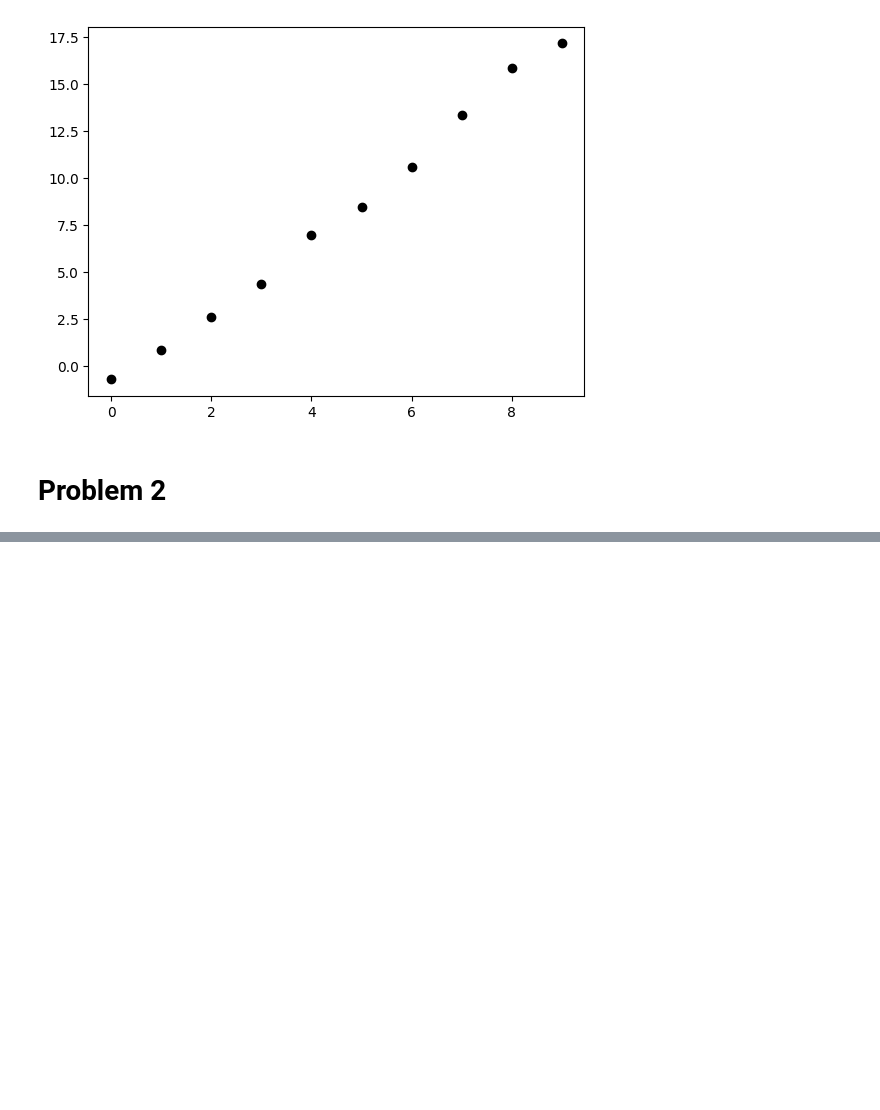
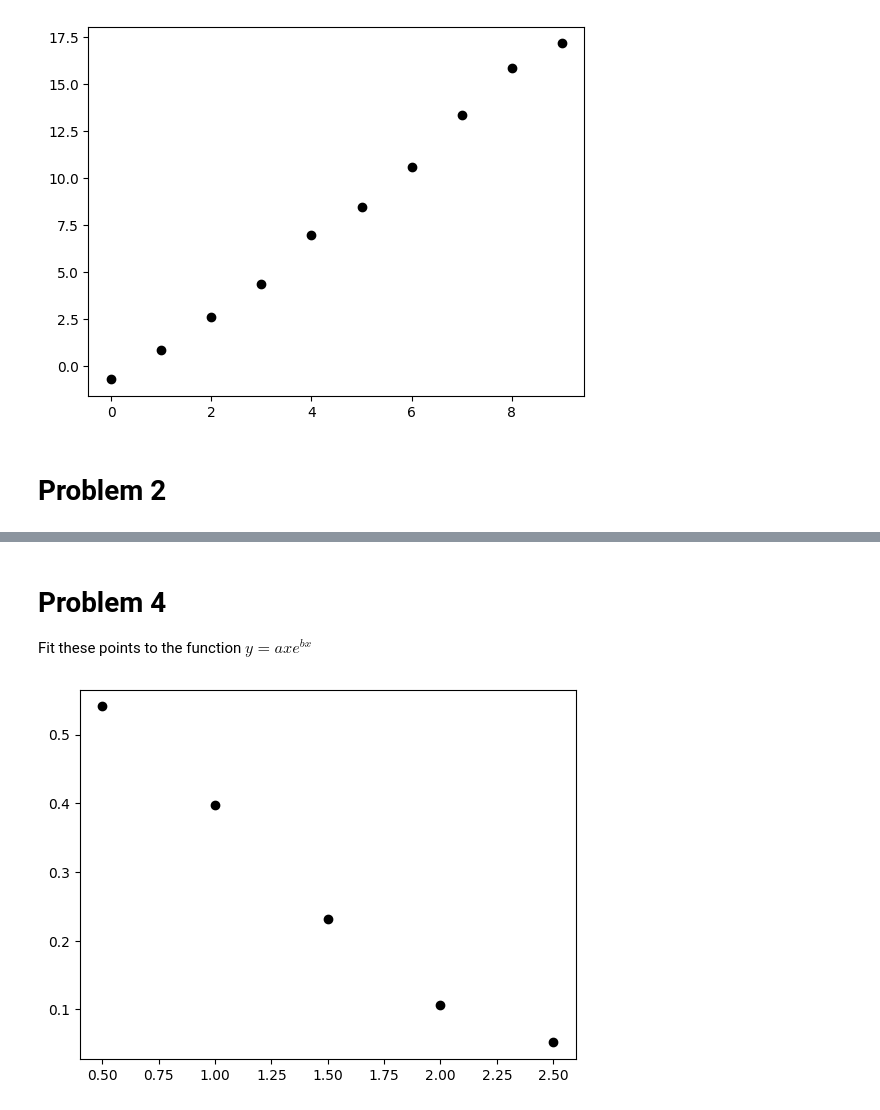
Before and after one commit to mdaugherity/Numerical2024, a Jupyter notebook: fits/Fit_Practice.ipynb, the cells around one changed output, grey strips where cells are left out. Drawn from its saved outputs; the diff is of its cells as text; code cells hidden in the pictures; blank space fills up the shorter version.

```diff
--- a/fits/Fit_Practice.ipynb
+++ b/fits/Fit_Practice.ipynb
@@ -80,0 +97,10 @@ plt.show()
+# %% [markdown]
+# Problem 4
+Fit these points to the function $ y=axe^{bx}$
+# %%
+xdata = np.arange(0.5, 2.6, 0.5)
+ydata = np.array([0.541, 0.398, 0.232, 0.106, 0.052])
+plt.plot(xdata, ydata, 'ko')
+plt.show()
+# %% [output]
+[figure, added]
```
Also changed, not shown: parts of 6 cells of this notebook.
